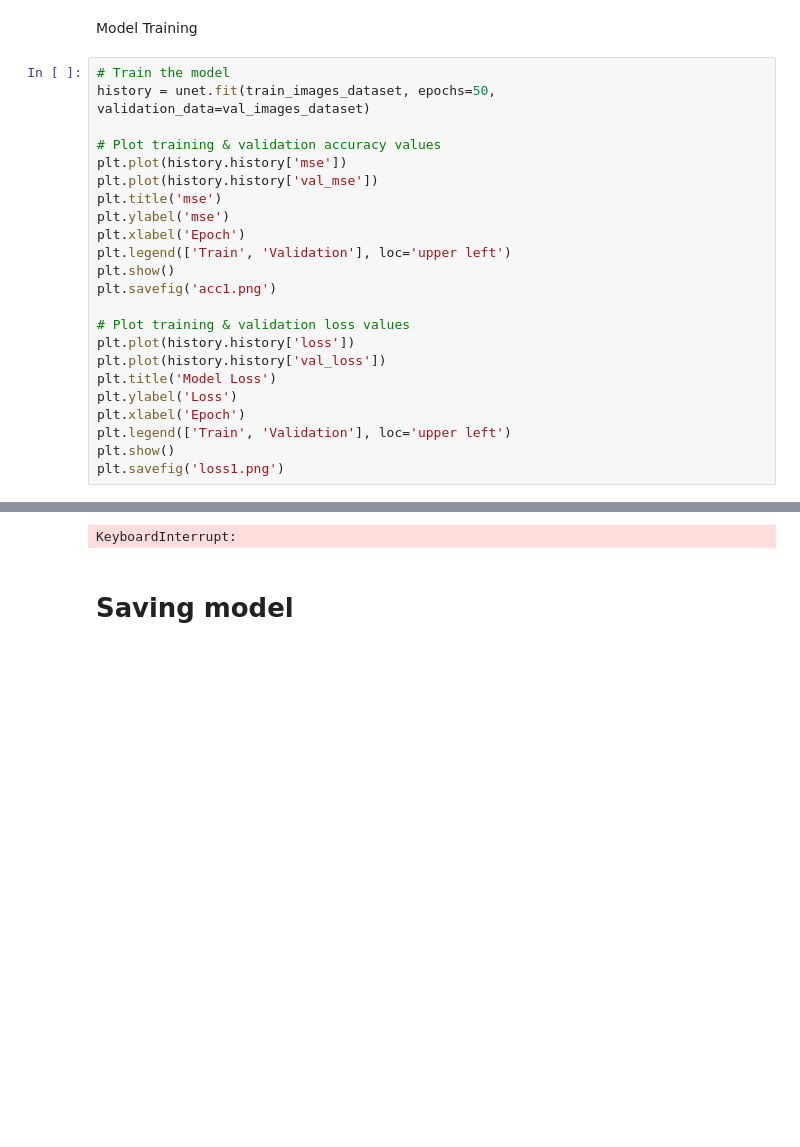
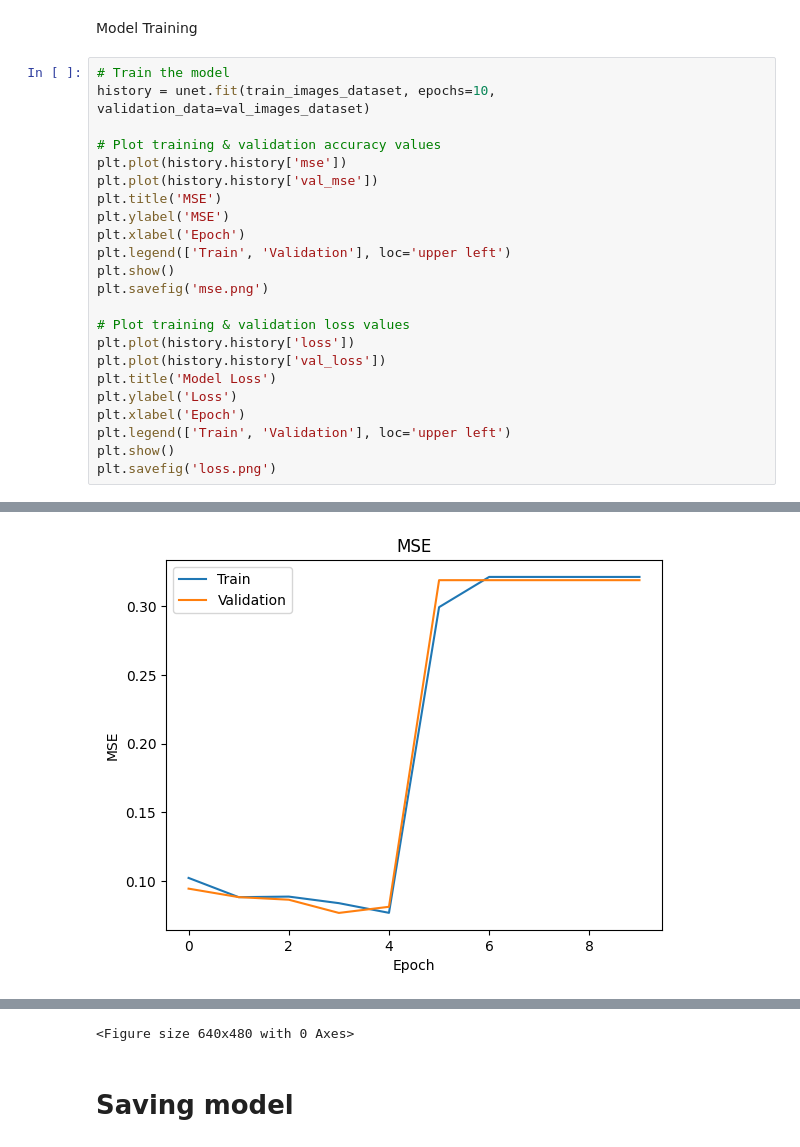
Before and after one commit to jacopoaltieri/Anatomical_landmarks_eval_CNN, a Jupyter notebook: unet_jupyter_trials.ipynb, the cells around one changed output, grey strips where cells are left out. Drawn from its saved outputs; the diff is of its cells as text; blank space fills up the shorter version.

```diff
--- a/unet_jupyter_trials.ipynb
+++ b/unet_jupyter_trials.ipynb
@@ -293,17 +300,17 @@ unet.compile(optimizer='adam', loss=custom_mse_loss, metrics='mse')
 Model Training
 # %%
 # Train the model
-history = unet.fit(train_images_dataset, epochs=50, validation_data=val_images_dataset)
+history = unet.fit(train_images_dataset, epochs=10, validation_data=val_images_dataset)
 
 # Plot training & validation accuracy values
 plt.plot(history.history['mse'])
 plt.plot(history.history['val_mse'])
-plt.title('mse')
-plt.ylabel('mse')
+plt.title('MSE')
+plt.ylabel('MSE')
 plt.xlabel('Epoch')
 plt.legend(['Train', 'Validation'], loc='upper left')
 plt.show()
-plt.savefig('acc1.png')
+plt.savefig('mse.png')
 
 # Plot training & validation loss values
 plt.plot(history.history['loss'])
@@ -313,5 +320,5 @@ plt.ylabel('Loss')
 plt.xlabel('Epoch')
 plt.legend(['Train', 'Validation'], loc='upper left')
 plt.show()
-plt.savefig('loss1.png')
+plt.savefig('loss.png')
 # %% [output]
@@ -334,0 +345 @@ Epoch 55/100
+[figure, added]
@@ -335,4 +347,4 @@ Epoch 55/100
-KeyboardInterrupt:
+<Figure size 640x480 with 0 Axes>
 # %% [markdown]
 # Saving model
 # %%
```
Also changed, not shown: parts of 7 cells of this notebook, 2 other files.
